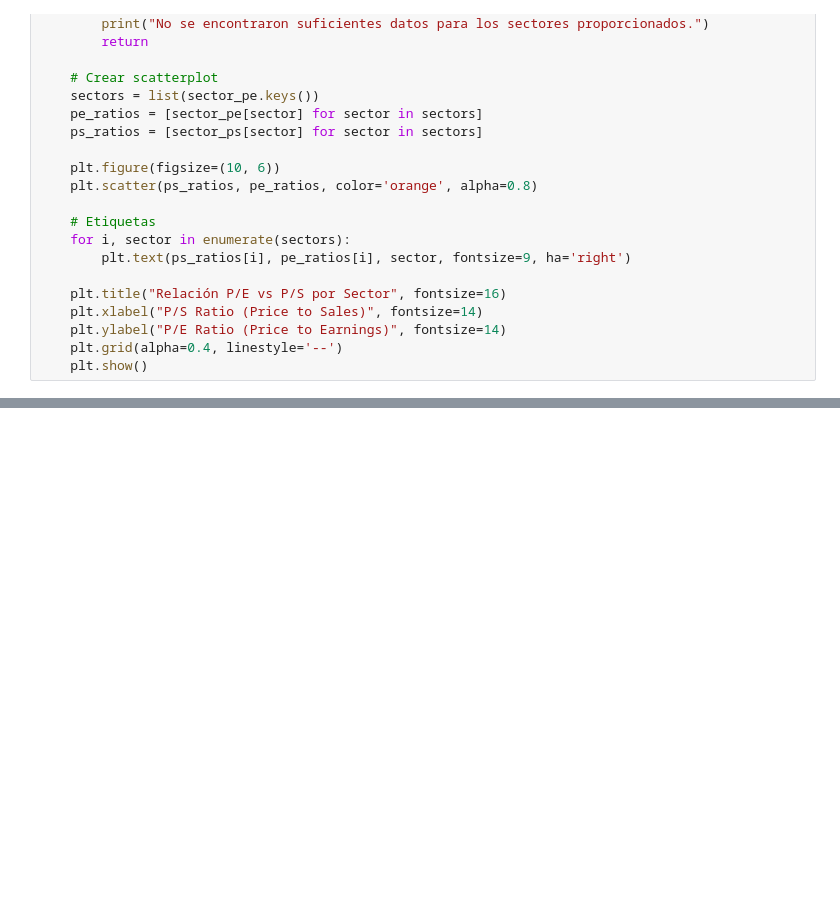
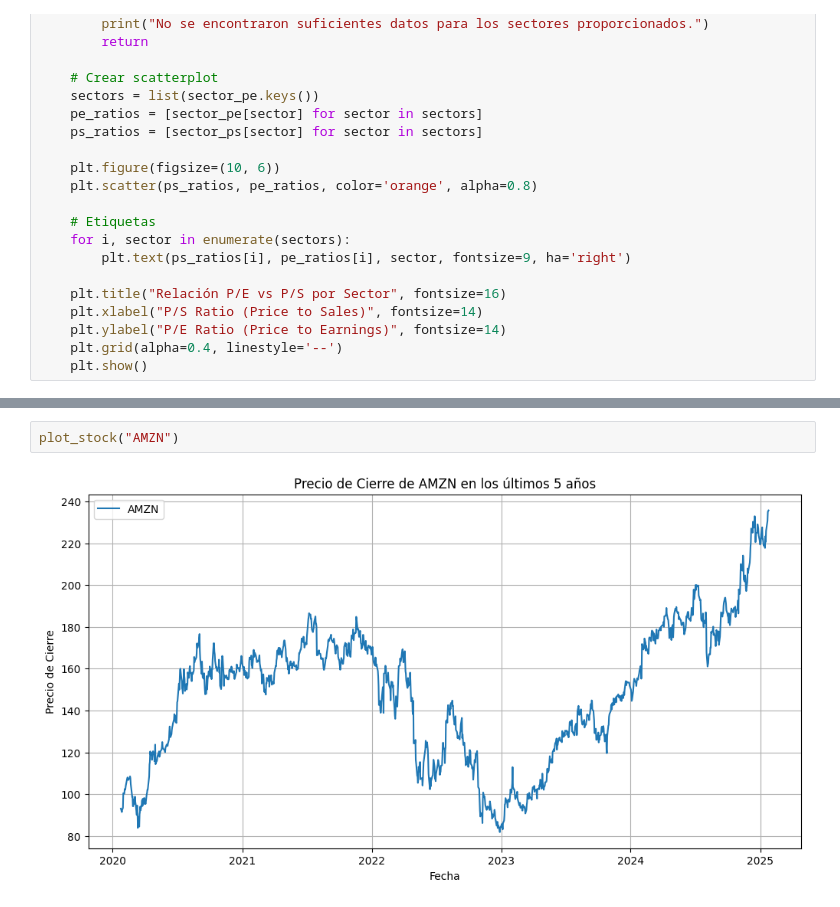
Before and after one commit to Selphyz/stocks-investment, a Jupyter notebook: equity/ratios.ipynb, the cells around one changed output, grey strips where cells are left out. Saved outputs shown, nothing was run; the diff lists cells and outputs as text; blank space fills up the shorter version.

```diff
--- a/equity/ratios.ipynb
+++ b/equity/ratios.ipynb
@@ -155,0 +178,4 @@ calcular_earnings_yield(ticker)
+# %%
+plot_stock("AMZN")
+# %% [output]
+[figure, added]
```
Also changed, not shown: parts of 8 cells of this notebook, 5 other files.
